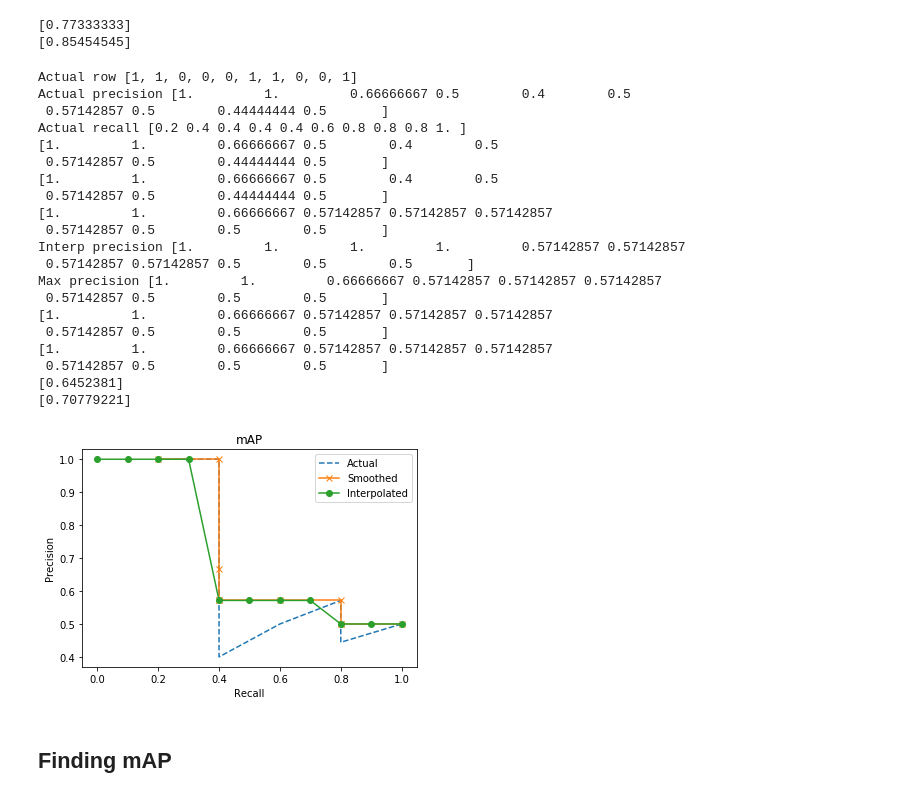
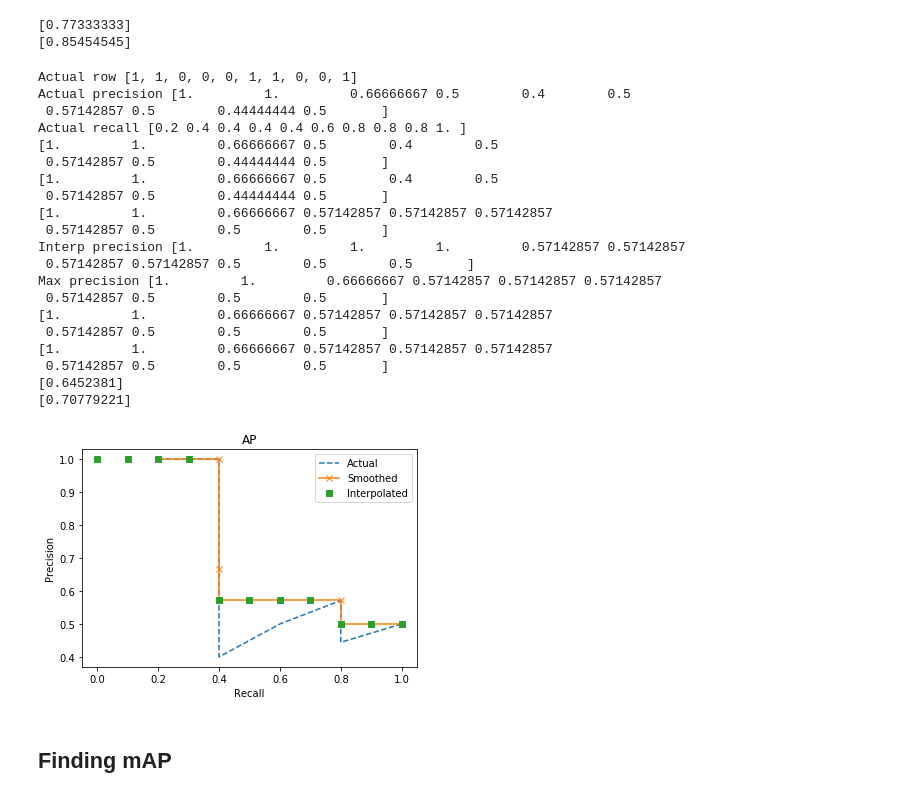
Before and after one commit to patrickreich/patternrec, a Jupyter notebook: CW2.ipynb, the cells around one changed output. Cells and saved outputs as stored; diff of their text form; code cells hidden in the pictures.

```diff
--- a/CW2.ipynb
+++ b/CW2.ipynb
@@ -371,6 +371,8 @@ Max precision [1.         1.         0.66666667 0.6        0.6       ]
 [0.77333333]
 [0.85454545]
 # %%
+import matplotlib.pyplot
+
 total = 0
 precision = []
 recall = []
@@ -426,42 +428,42 @@ print(precision1)
 print(precision)
 
 
-plt.title('mAP')
+plt.title('AP')
 
 plt.plot(recall,precision, '-x')
-plt.plot(recall1, precision_int, 'o-')
+plt.plot(recall1, precision_int, 's')
 plt.ylabel('Precision')
 plt.xlabel('Recall')
 plt.legend(['Actual', 'Smoothed', 'Interpolated'])
 
 AP = np.sum(precision)/(precision.shape)
 AP_int = np.sum(precision_int)/(precision_int.shape)
 print(AP)
 print(AP_int)
-plt.savefig('mAP.pdf', format='pdf', dpi=300)
+plt.savefig('AP.pdf', format='pdf', dpi=300)
 plt.show()
 # %% [output]
 Actual row [1, 1, 0, 0, 0, 1, 1, 0, 0, 1]
 Actual precision [1.         1.         0.66666667 0.5        0.4        0.5
  0.57142857 0.5        0.44444444 0.5       ]
 Actual recall [0.2 0.4 0.4 0.4 0.4 0.6 0.8 0.8 0.8 1. ]
 [1.         1.         0.66666667 0.5        0.4        0.5
  0.57142857 0.5        0.44444444 0.5       ]
 [1.         1.         0.66666667 0.5        0.4        0.5
  0.57142857 0.5        0.44444444 0.5       ]
 [1.         1.         0.66666667 0.57142857 0.57142857 0.57142857
  0.57142857 0.5        0.5        0.5       ]
 Interp precision [1.         1.         1.         1.         0.57142857 0.57142857
  0.57142857 0.57142857 0.5        0.5        0.5       ]
 Max precision [1.         1.         0.66666667 0.57142857 0.57142857 0.57142857
  0.57142857 0.5        0.5        0.5       ]
 [1.         1.         0.66666667 0.57142857 0.57142857 0.57142857
  0.57142857 0.5        0.5        0.5       ]
 [1.         1.         0.66666667 0.57142857 0.57142857 0.57142857
  0.57142857 0.5        0.5        0.5       ]
 [0.6452381]
 [0.70779221]
-[figure, old version]
+[figure, new version]
 # %% [markdown]
 ## Finding mAP
 # %%
```
Also changed, not shown: 2 other files.
